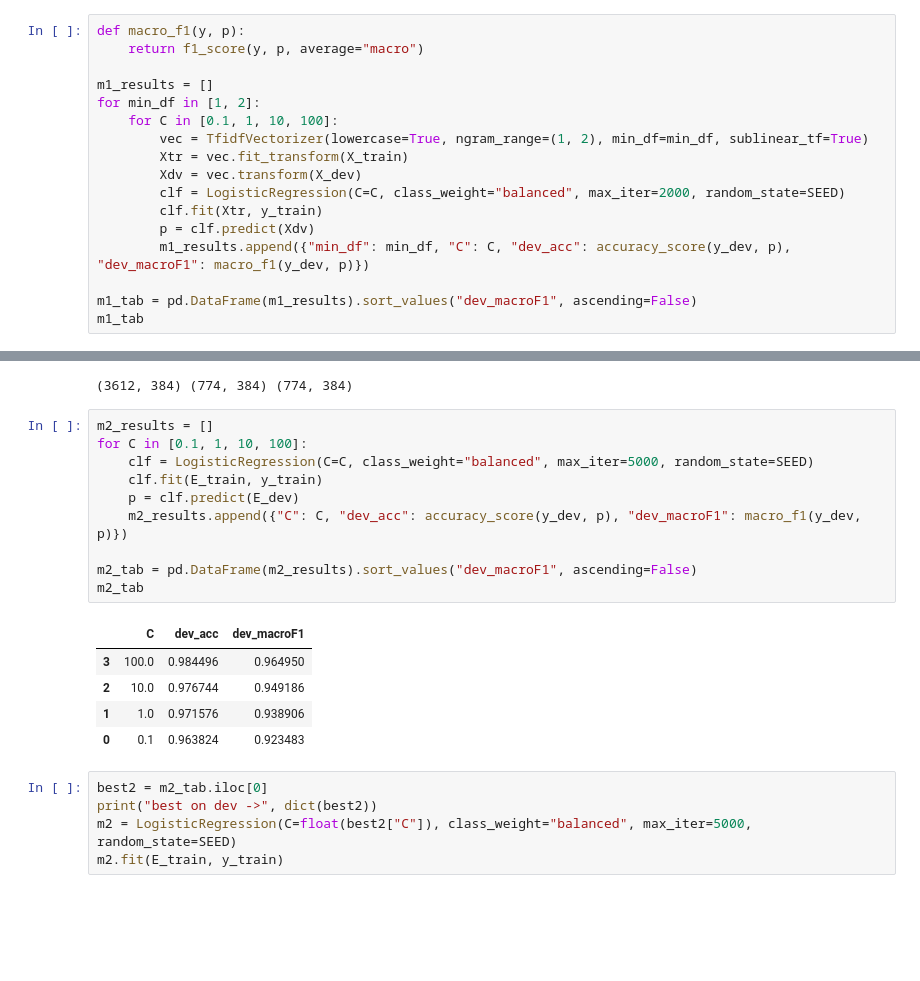
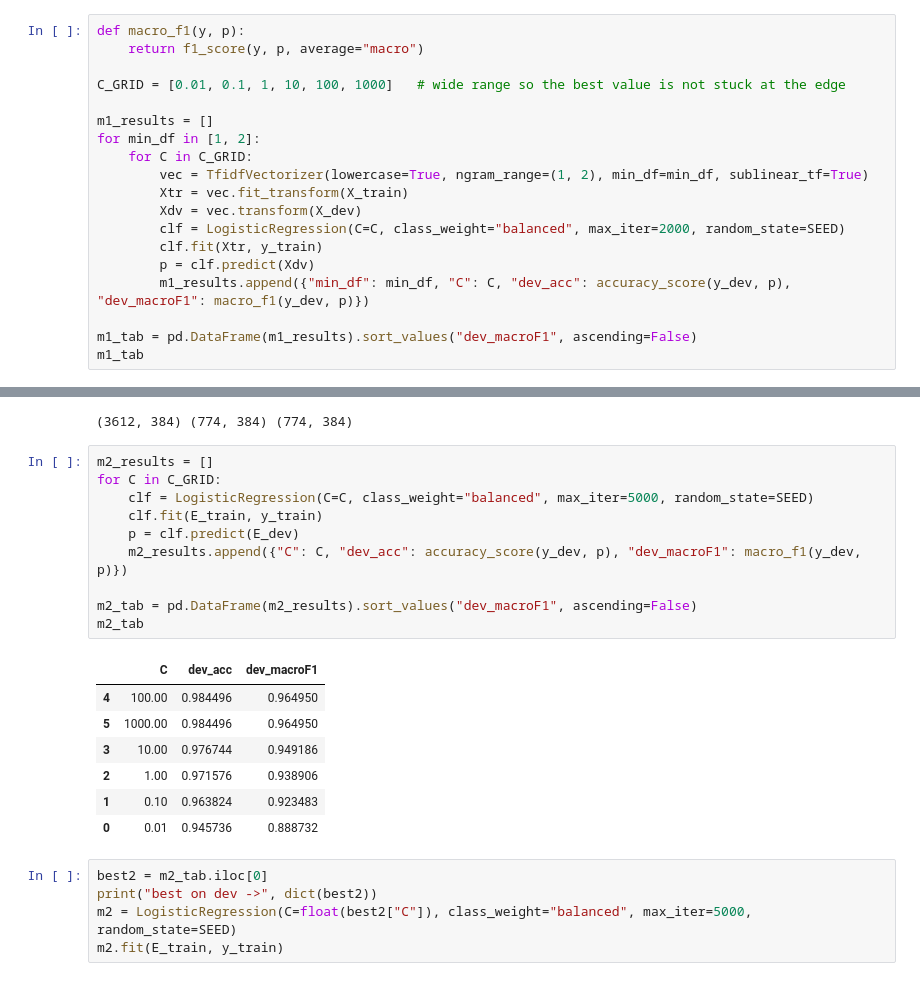
Before and after one commit to H7modi77/Project-NLP, a Jupyter notebook: SMS_Spam_Detection_Group9.ipynb, the cells around one changed output, grey strips where cells are left out. Saved outputs shown, nothing was run; the diff lists cells and outputs as text; blank space fills up the shorter version.

```diff
--- a/SMS_Spam_Detection_Group9.ipynb
+++ b/SMS_Spam_Detection_Group9.ipynb
@@ -131,9 +131,11 @@ We only tune on the **dev** set: `C` (regularization) and `min_df`.
 def macro_f1(y, p):
     return f1_score(y, p, average="macro")
 
+C_GRID = [0.01, 0.1, 1, 10, 100, 1000]   # wide range so the best value is not stuck at the edge
+
 m1_results = []
 for min_df in [1, 2]:
-    for C in [0.1, 1, 10, 100]:
+    for C in C_GRID:
         vec = TfidfVectorizer(lowercase=True, ngram_range=(1, 2), min_df=min_df, sublinear_tf=True)
         Xtr = vec.fit_transform(X_train)
         Xdv = vec.transform(X_dev)
@@ -199,20 +205,22 @@ print(E_train.shape, E_dev.shape, E_test.shape)
 (3612, 384) (774, 384) (774, 384)
 # %%
 m2_results = []
-for C in [0.1, 1, 10, 100]:
+for C in C_GRID:
     clf = LogisticRegression(C=C, class_weight="balanced", max_iter=5000, random_state=SEED)
     clf.fit(E_train, y_train)
     p = clf.predict(E_dev)
     m2_results.append({"C": C, "dev_acc": accuracy_score(y_dev, p), "dev_macroF1": macro_f1(y_dev, p)})
 
 m2_tab = pd.DataFrame(m2_results).sort_values("dev_macroF1", ascending=False)
 m2_tab
 # %% [output]
 |  | C | dev_acc | dev_macroF1 |
-| 3 | 100.0 | 0.984496 | 0.964950 |
-| 2 | 10.0 | 0.976744 | 0.949186 |
-| 1 | 1.0 | 0.971576 | 0.938906 |
-| 0 | 0.1 | 0.963824 | 0.923483 |
+| 4 | 100.00 | 0.984496 | 0.964950 |
+| 5 | 1000.00 | 0.984496 | 0.964950 |
+| 3 | 10.00 | 0.976744 | 0.949186 |
+| 2 | 1.00 | 0.971576 | 0.938906 |
+| 1 | 0.10 | 0.963824 | 0.923483 |
+| 0 | 0.01 | 0.945736 | 0.888732 |
 # %%
 best2 = m2_tab.iloc[0]
 print("best on dev ->", dict(best2))
```
Also changed, not shown: parts of 15 cells of this notebook, 2 other files.
